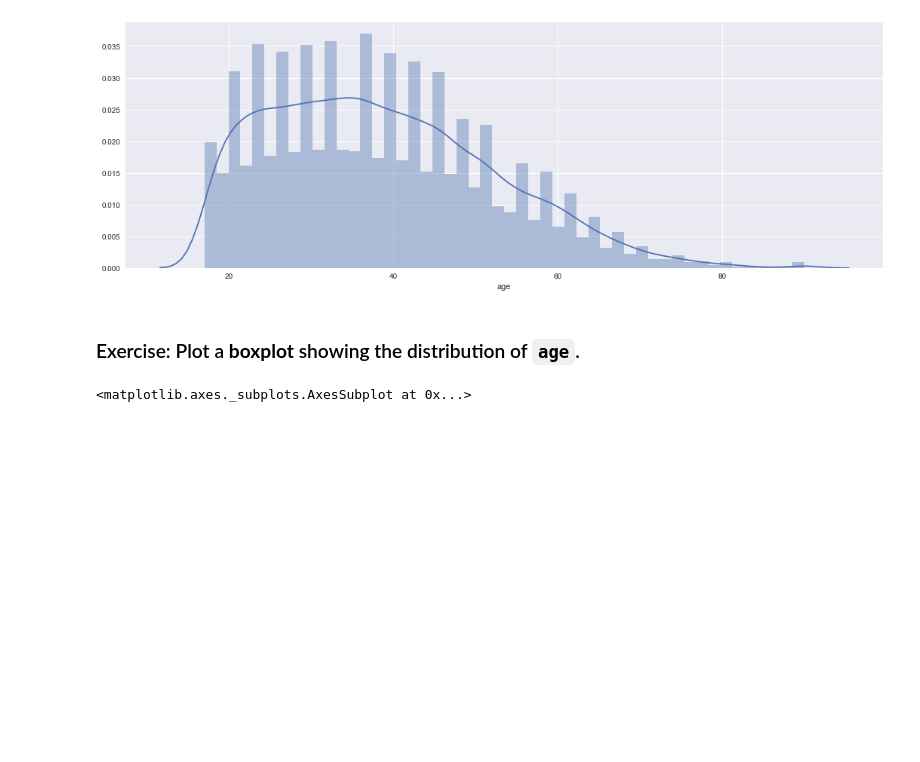
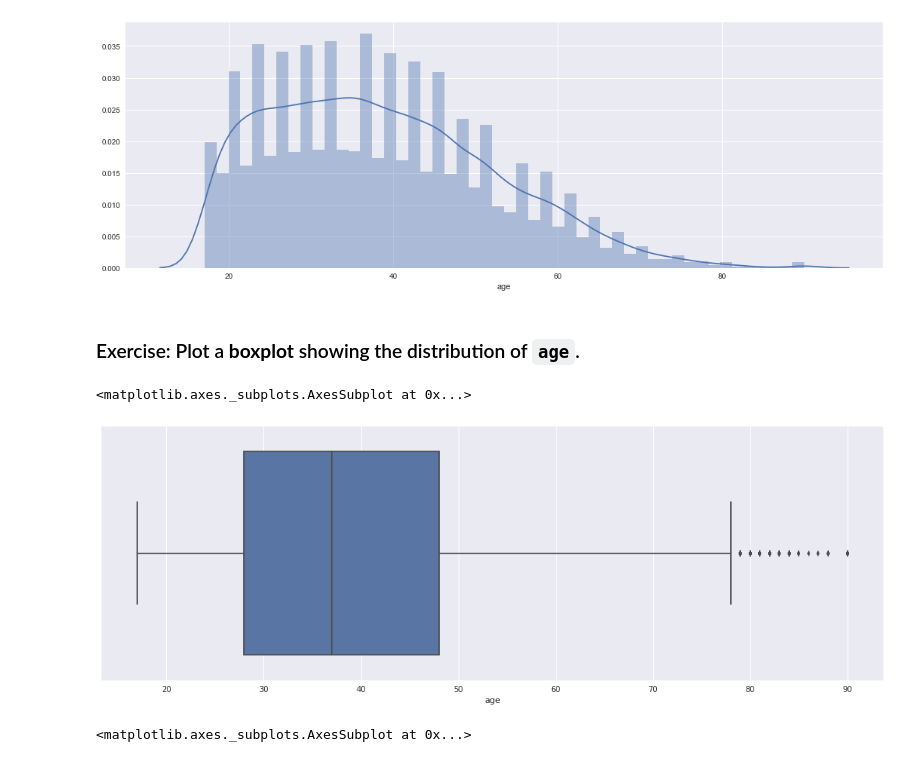
Before and after one commit to gmrkss/ds-unit-2-us-census-analyisis, a Jupyter notebook: Project 2 - US Census.ipynb, the cells around one changed output. Cells and saved outputs as stored; diff of their text form; code cells hidden in the pictures; blank space fills up the shorter version.

```diff
--- a/Project 2 - US Census.ipynb
+++ b/Project 2 - US Census.ipynb
@@ -272,6 +304,12 @@ sns.distplot(df3['age'])
 [figure]
 # %% [markdown]
 ### Exercise: Plot a **boxplot** showing the distribution of `age`.
+# %%
+# My code
+sns.boxplot(df['age'])
+# %% [output]
+<matplotlib.axes._subplots.AxesSubplot at 0x...>
+[figure, added]
 # %%
 # Expected output
 # %% [output]
```
Also changed, not shown: parts of 25 cells of this notebook, 1 other file.
